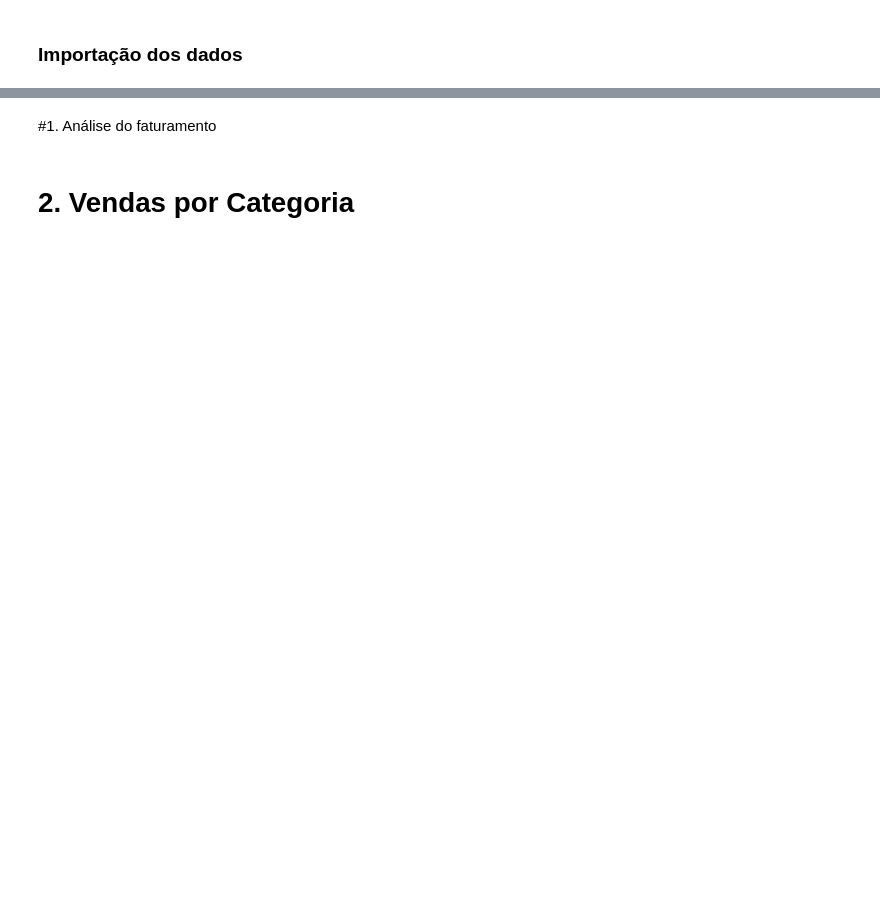
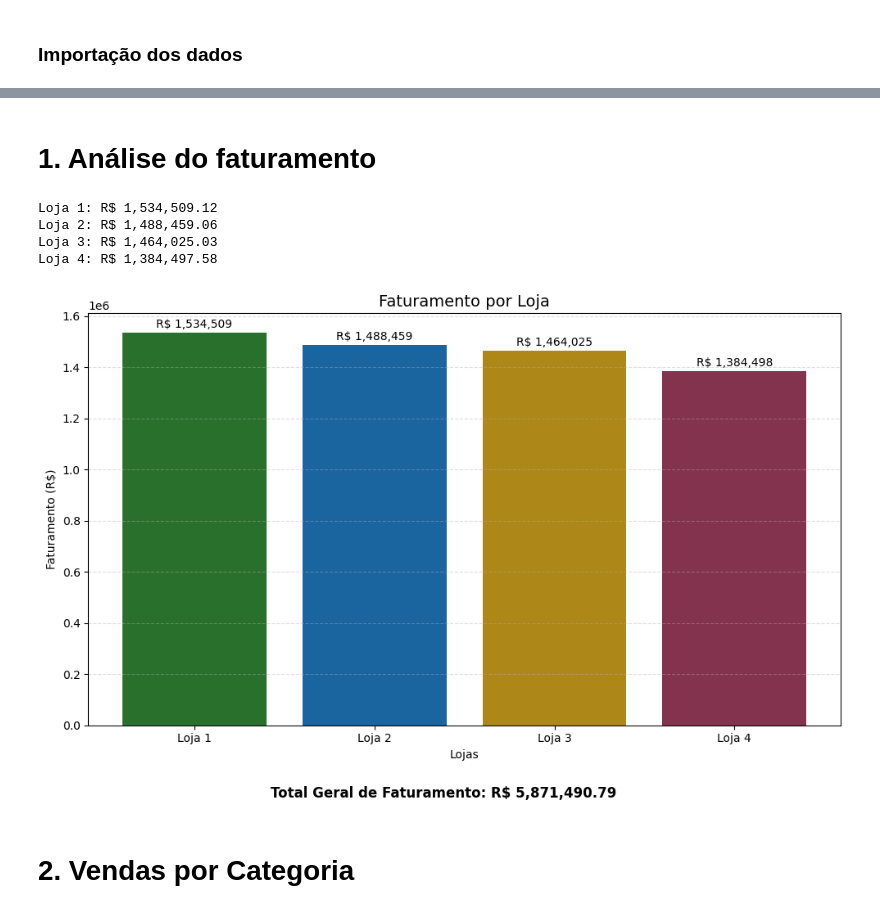
Before and after one commit to inatagan/challenge_alurastore, a Jupyter notebook: src/AluraStoreBr.ipynb, the cells around one changed output, grey strips where cells are left out. Drawn from its saved outputs; the diff is of its cells as text; code cells hidden in the pictures; blank space fills up the shorter version.

```diff
--- a/src/AluraStoreBr.ipynb
+++ b/src/AluraStoreBr.ipynb
@@ -34,4 +46,51 @@ ModuleNotFoundError: No module named 'pandas'
 # %% [markdown]
-#1. Análise do faturamento
+# 1. Análise do faturamento
+# %%
+faturamento_total = {
+    "Loja 1": loja["Preço"].sum(),
+    "Loja 2": loja2["Preço"].sum(),
+    "Loja 3": loja3["Preço"].sum(),
+    "Loja 4": loja4["Preço"].sum()
+}
+for loja, total in faturamento_total.items():
+    print(f"{loja}: R$ {total:,.2f}")
+# %% [output]
+Loja 1: R$ 1,534,509.12
+Loja 2: R$ 1,488,459.06
+Loja 3: R$ 1,464,025.03
+Loja 4: R$ 1,384,497.58
+# %%
+# importar matplotlib para plotar gráficos
+import matplotlib.pyplot as plt
+
+store = ["Loja 1", "Loja 2", "Loja 3", "Loja 4"]
+billing = [1534509.12, 1488459.06, 1464025.03, 1384497.58]
+colors = ["#2A702D", "#1A64A0", "#AD8818", "#83334E"]
+total = sum(billing)
+
+
+plt.figure(figsize=(10,6))
+plt.bar(store, billing, color=colors)
+
+
+plt.title("Faturamento por Loja", fontsize=14)
+plt.xlabel("Lojas")
+plt.ylabel("Faturamento (R$)")
+plt.grid(axis='y', linestyle='--', alpha=0.4)
+
+
+for i, valor in enumerate(billing):
+    plt.text(i, valor + 10000, f"R$ {valor:,.0f}", ha='center', va='bottom', fontsize=10)
+
+
+plt.figtext(0.5, -0.05, f"Total Geral de Faturamento: R$ {total:,.2f}",
+            ha="center", fontsize=12, weight='bold', color='black')
+
+
+plt.tight_layout()
+plt.savefig("faturamento_total.png", dpi=300, bbox_inches='tight')
+plt.show()
+# %% [output]
+[figure, added]
 # %% [markdown]
 # 2. Vendas por Categoria
```
Also changed, not shown: parts of 11 cells of this notebook, 3 other files.
